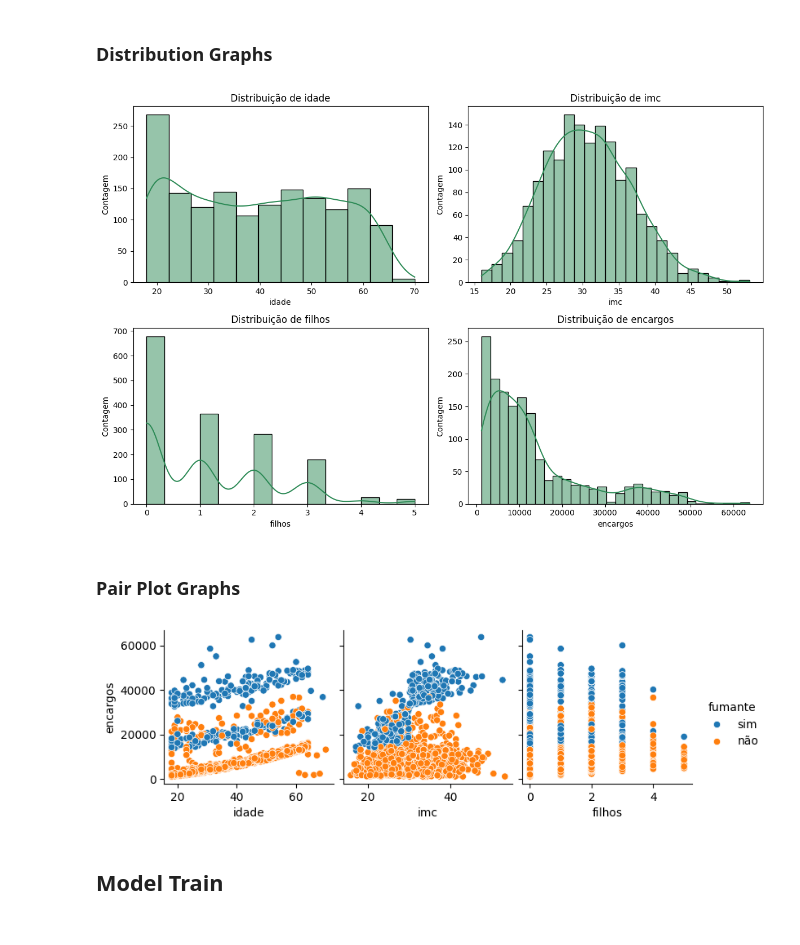
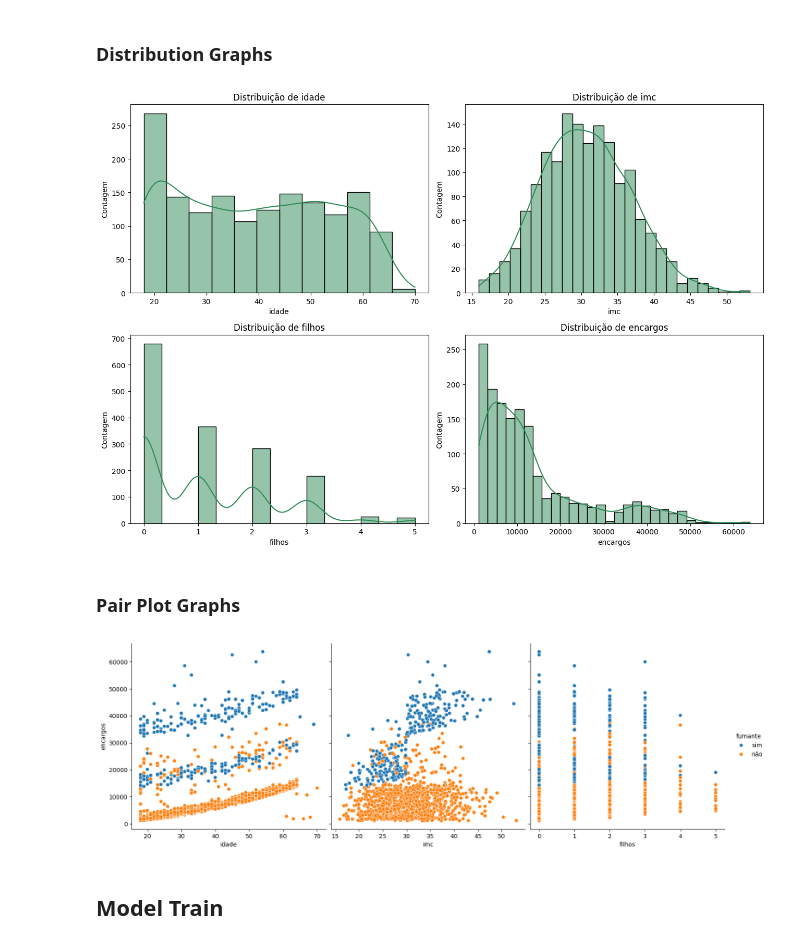
Before and after one commit to carlos-rian/fiap-pos-tech, a Jupyter notebook: tech-challenge.ipynb, the cells around one changed output. Saved outputs shown, nothing was run; the diff lists cells and outputs as text; code cells hidden in the pictures.

```diff
--- a/tech-challenge.ipynb
+++ b/tech-challenge.ipynb
@@ -45,7 +52,7 @@ def region_replace(value):
 
 
 raw["regiao"] = raw["regiao"].apply(region_replace)
-raw["genero"] = raw["genero"].apply(lambda value: value == "male")# "masculino" if value == "male" else "feminino")
+raw["genero"] = raw["genero"].apply(lambda value: "masculino" if value == "male" else "feminino")
 raw["fumante"] = raw["fumante"].apply(lambda value: "sim" if value == "yes" else "não")
 
 raw
@@ -122,7 +129,7 @@ dtype: int64
 import matplotlib.pyplot as plt
 import seaborn as sns
 
-plt.figure(figsize=(12, 8))
+plt.figure(figsize=(13, 9))
 for idx, column in enumerate(['idade', 'imc', 'filhos', 'encargos']):
     plt.subplot(2, 2, idx + 1)
     ax = sns.histplot(raw[column], kde=True, color='seagreen', edgecolor='k')
@@ -131,14 +138,14 @@ for idx, column in enumerate(['idade', 'imc', 'filhos', 'encargos']):
 plt.tight_layout()
 plt.show()
 # %% [output]
-[figure, old version]
+[figure, new version]
 # %% [markdown]
 ### Pair Plot Graphs
 # %%
-sns.pairplot(raw, hue='fumante', y_vars=["encargos"], x_vars=["idade", "imc", "filhos"])
+sns.pairplot(raw, hue='fumante', y_vars=["encargos"], x_vars=["idade", "imc", "filhos"], height=5)
 plt.show()
 # %% [output]
-[figure, old version]
+[figure, new version]
 # %% [markdown]
 ## **Model Train**
 # %% [markdown]
```
Also changed, not shown: parts of 10 cells of this notebook, 1 other file.
